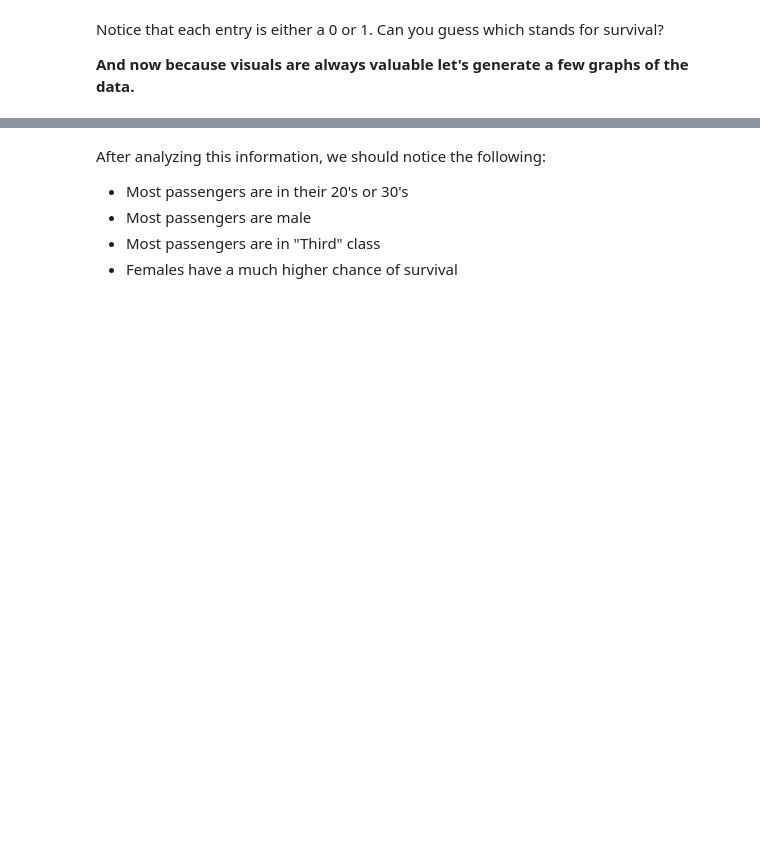
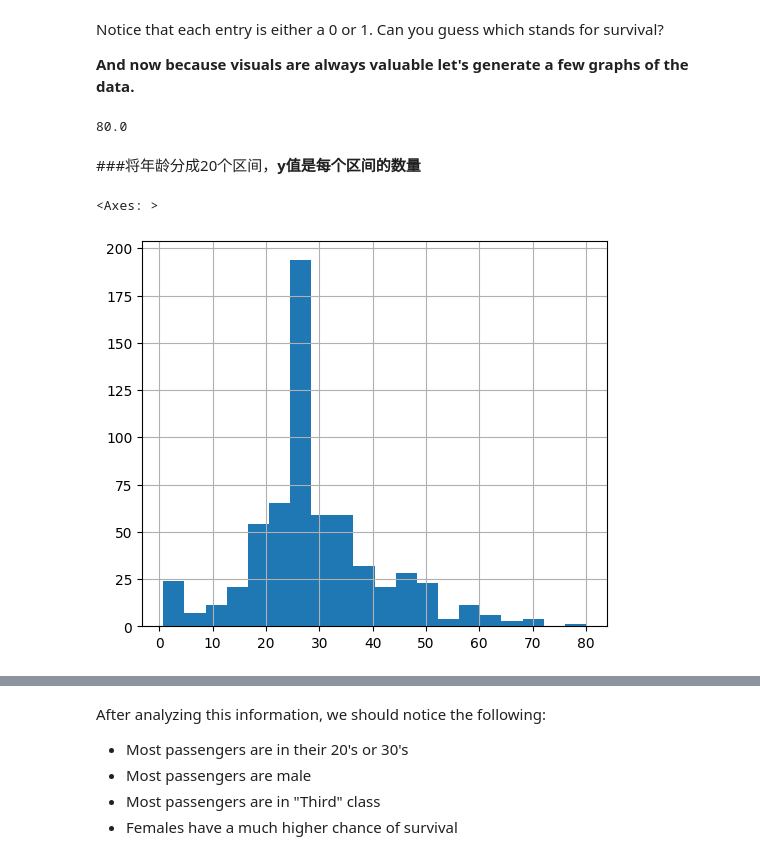
Before and after one commit to hemu2014/python-ML, a Jupyter notebook: 机器学习-算法/Core_Learning_Algorithms.ipynb, the cells around one changed output, grey strips where cells are left out. Saved outputs shown, nothing was run; the diff lists cells and outputs as text; code cells hidden in the pictures; blank space fills up the shorter version.

```diff
--- a/机器学习-算法/Core_Learning_Algorithms.ipynb
+++ b/机器学习-算法/Core_Learning_Algorithms.ipynb
@@ -256,3 +257,14 @@ Name: survived, dtype: int64
 Notice that each entry is either a 0 or 1. Can you guess which stands for survival?
 
 **And now because visuals are always valuable let's generate a few graphs of the data.**
+# %%
+dftrain["age"].max()
+# %% [output]
+80.0
+# %% [markdown]
+###将年龄分成20个区间，**y值是每个区间的数量**
+# %%
+dftrain["age"].hist(bins=20, figsize=(6,5))
+# %% [output]
+<Axes: >
+[figure, added]
```
Also changed, not shown: parts of 12 cells of this notebook.
